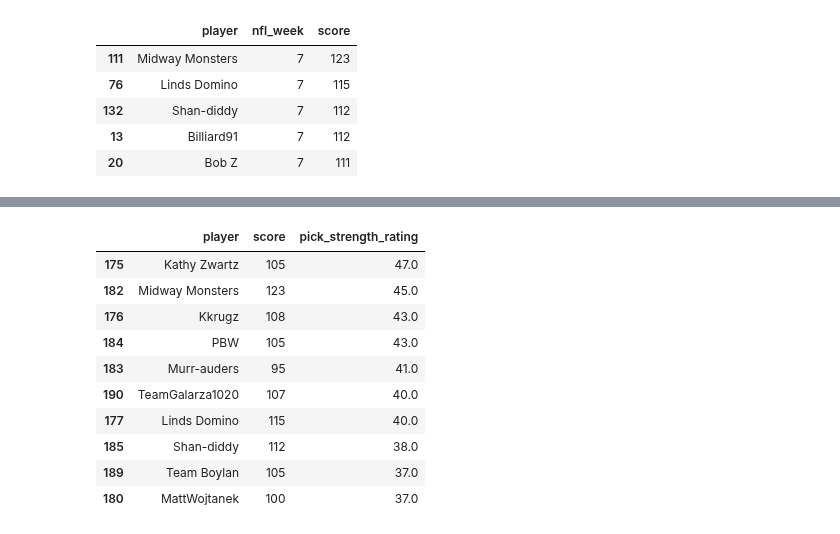
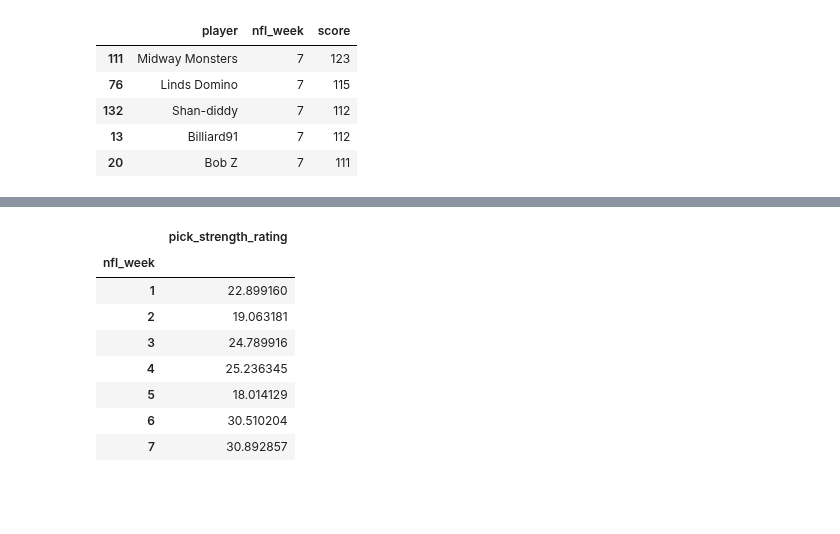
Before and after one commit to michaelzwartz/Confidence-pool, a Jupyter notebook: stats2024.ipynb, the cells around one changed output, grey strips where cells are left out. Drawn from its saved outputs; the diff is of its cells as text; code cells hidden in the pictures; blank space fills up the shorter version.

```diff
--- a/stats2024.ipynb
+++ b/stats2024.ipynb
@@ -116,31 +157,31 @@ results.groupby(['nfl_week']).describe()
 # %%
 #pick strength rating
 player_pick_strength = total_score.copy()
 
 high_score = player_pick_strength[['game', 'nfl_week']].drop_duplicates().groupby(['nfl_week']).count().reset_index()
 high_score['high_score'] = high_score['game']*(high_score['game'] + 1)/2
 
 max_strength = player_pick_strength[['game','nfl_week', 'point_diff']].drop_duplicates()
 max_strength['point_diff_rnk'] = 17 - max_strength[['nfl_week','point_diff']].groupby('nfl_week').rank(ascending=False)
 
 player_pick_strength=player_pick_strength.merge(max_strength[['game','point_diff_rnk']], on='game')
 player_pick_strength['pick_strength_score'] = abs((player_pick_strength['score']-player_pick_strength['point_diff_rnk']))
 
 strength_rating = player_pick_strength[['player', 'nfl_week', 'score', 'pick_strength_score']].groupby(['player', 'nfl_week']).sum().reset_index()
 strength_rating = strength_rating.merge(high_score[['nfl_week', 'high_score']], on='nfl_week')
 strength_rating['pick_strength_rating'] = (1 - strength_rating['pick_strength_score']/strength_rating['high_score'])*100
 
+strength_rating[['nfl_week', 'pick_strength_rating']].groupby('nfl_week').mean()
+
 #player_pick_strength[['player', 'nfl_week', 'score', 'pick_strength_score']].query('nfl_week == 6 & (player == "Bob Z" | player == "taz7611")')
-strength_rating[['player', 'score', 'pick_strength_rating']][strength_rating['nfl_week'] == 7].sort_values('pick_strength_rating', ascending=False).round().head(10)
+#strength_rating[['player', 'score', 'pick_strength_rating']][strength_rating['nfl_week'] == 7].sort_values('pick_strength_rating', ascending=False).round().head(10)
 # %% [output]
-|  | player | score | pick_strength_rating |
-| 175 | Kathy Zwartz | 105 | 47.0 |
-| 182 | Midway Monsters | 123 | 45.0 |
-| 176 | Kkrugz | 108 | 43.0 |
-| 184 | PBW | 105 | 43.0 |
-| 183 | Murr-auders | 95 | 41.0 |
-| 190 | TeamGalarza1020 | 107 | 40.0 |
-| 177 | Linds Domino | 115 | 40.0 |
-| 185 | Shan-diddy | 112 | 38.0 |
-| 189 | Team Boylan | 105 | 37.0 |
-| 180 | MattWojtanek | 100 | 37.0 |
+|  | pick_strength_rating |
+| nfl_week |  |
+| 1 | 22.899160 |
+| 2 | 19.063181 |
+| 3 | 24.789916 |
+| 4 | 25.236345 |
+| 5 | 18.014129 |
+| 6 | 30.510204 |
+| 7 | 30.892857 |
```
Also changed, not shown: parts of 4 cells of this notebook, 1 other file.
